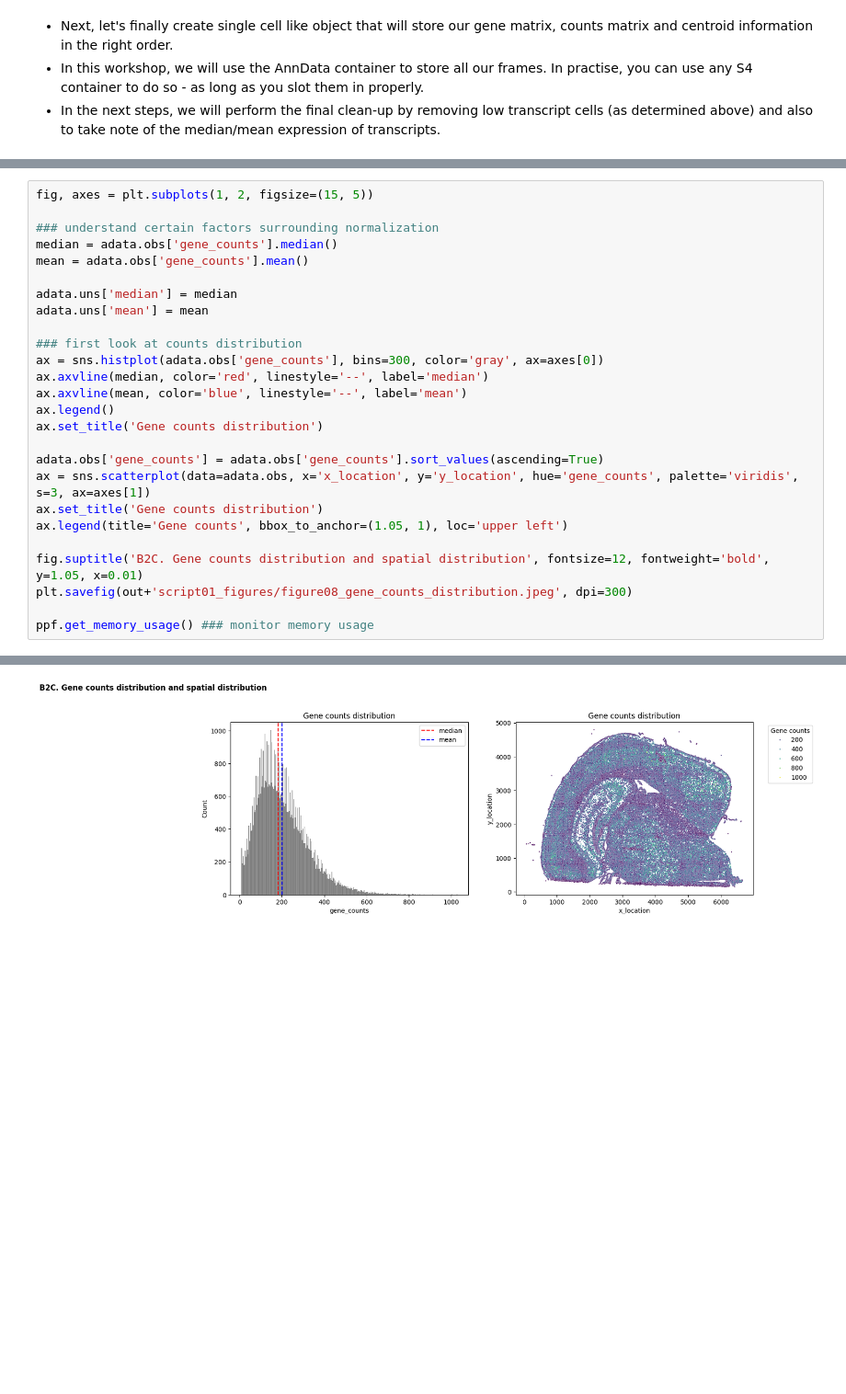
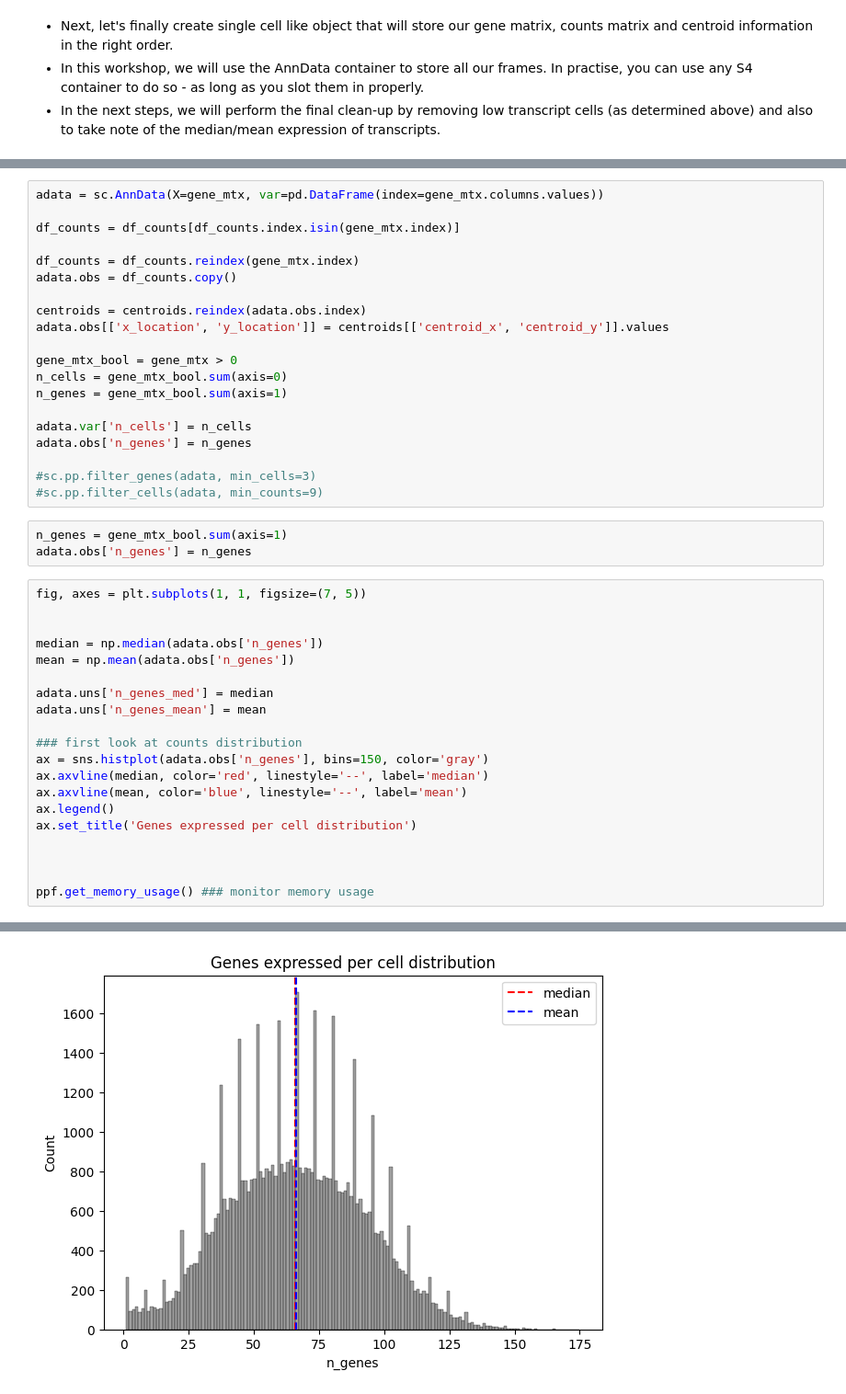
Before and after one commit to dr-sayyadhury/spatial_analysis_workshop_iso2024, a Jupyter notebook: scripts/module2_script01_preprocessing_mystique_qv.ipynb, the cells around one changed output, grey strips where cells are left out. Shown at 92% size. Drawn from its saved outputs; the diff is of its cells as text; blank space fills up the shorter version.

```diff
--- a/scripts/module2_script01_preprocessing_mystique_qv.ipynb
+++ b/scripts/module2_script01_preprocessing_mystique_qv.ipynb
@@ -489,27 +496,44 @@ adata.var
+# %%
+adata = sc.AnnData(X=gene_mtx, var=pd.DataFrame(index=gene_mtx.columns.values))
+
+df_counts = df_counts[df_counts.index.isin(gene_mtx.index)]
+
+df_counts = df_counts.reindex(gene_mtx.index)
+adata.obs = df_counts.copy()
+
+centroids = centroids.reindex(adata.obs.index)
+adata.obs[['x_location', 'y_location']] = centroids[['centroid_x', 'centroid_y']].values
+
+gene_mtx_bool = gene_mtx > 0
+n_cells = gene_mtx_bool.sum(axis=0)
+n_genes = gene_mtx_bool.sum(axis=1)
+
+adata.var['n_cells'] = n_cells
+adata.obs['n_genes'] = n_genes
+
+#sc.pp.filter_genes(adata, min_cells=3)
+#sc.pp.filter_cells(adata, min_counts=9)
+# %%
+n_genes = gene_mtx_bool.sum(axis=1)
+adata.obs['n_genes'] = n_genes
 # %%
-fig, axes = plt.subplots(1, 2, figsize=(15, 5))
+fig, axes = plt.subplots(1, 1, figsize=(7, 5))
 
-### understand certain factors surrounding normalization
-median = adata.obs['gene_counts'].median()
-mean = adata.obs['gene_counts'].mean()
 
-adata.uns['median'] = median
-adata.uns['mean'] = mean
+median = np.median(adata.obs['n_genes'])
+mean = np.mean(adata.obs['n_genes'])
+
+adata.uns['n_genes_med'] = median
+adata.uns['n_genes_mean'] = mean
 
 ### first look at counts distribution
-ax = sns.histplot(adata.obs['gene_counts'], bins=300, color='gray', ax=axes[0])
+ax = sns.histplot(adata.obs['n_genes'], bins=150, color='gray')
 ax.axvline(median, color='red', linestyle='--', label='median')
 ax.axvline(mean, color='blue', linestyle='--', label='mean')
 ax.legend()
-ax.set_title('Gene counts distribution')
+ax.set_title('Genes expressed per cell distribution')
 
-adata.obs['gene_counts'] = adata.obs['gene_counts'].sort_values(ascending=True)
-ax = sns.scatterplot(data=adata.obs, x='x_location', y='y_location', hue='gene_counts', palette='viridis', s=3, ax=axes[1])
-ax.set_title('Gene counts distribution')
-ax.legend(title='Gene counts', bbox_to_anchor=(1.05, 1), loc='upper left')
 
-fig.suptitle('B2C. Gene counts distribution and spatial distribution', fontsize=12, fontweight='bold', y=1.05, x=0.01)
-plt.savefig(out+'script01_figures/figure08_gene_counts_distribution.jpeg', dpi=300)
 
 ppf.get_memory_usage() ### monitor memory usage
 # %% [output]
@@ -517,3 +541,3 @@ ppf.get_memory_usage() ### monitor memory usage
-[figure, old version]
+[figure, new version]
 # %%
 ### save your adata
```
Also changed, not shown: parts of 22 cells of this notebook, 13 other files.
